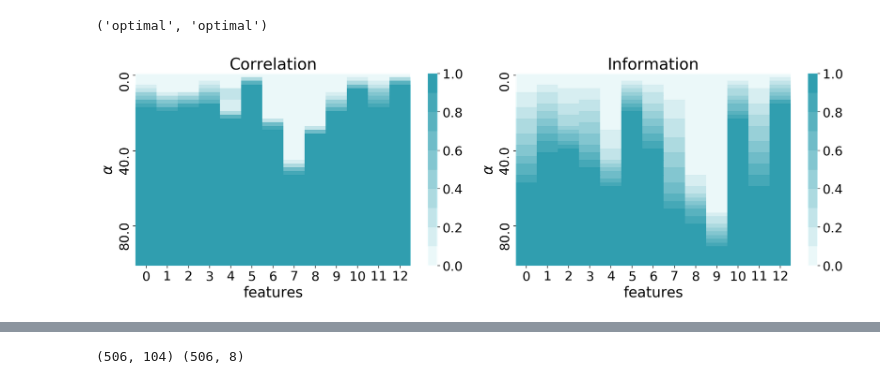
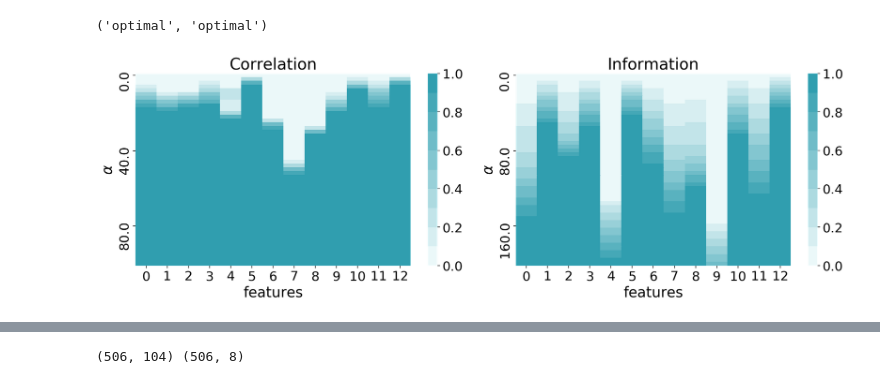
Before and after one commit to Intelligent-Systems-Phystech/2018-Isachenko-QPFSNewton, a Jupyter notebook: code/NNQPFS_v1.ipynb, the cells around one changed output, grey strips where cells are left out. Saved outputs shown, nothing was run; the diff lists cells and outputs as text; code cells hidden in the pictures.

```diff
--- a/code/NNQPFS_v1.ipynb
+++ b/code/NNQPFS_v1.ipynb
@@ -20,11 +20,12 @@ plt.rcParams['axes.labelsize'] = 20
 # %%
 X, y = load_boston(return_X_y=True)
 X = (X - X.mean(axis=0)) / X.std(axis=0)
+y = (y - y.mean()) / y.std()
 
 n_samples, n_features = X.shape
 # %%
 fs_corr = QPFS(sim='corr')
-fs_info = QPFS(sim='info')
+fs_info = QPFS(sim='symuncert')
 
 fs_corr.fit(X, y)
 fs_info.fit(X, y)
@@ -45,35 +46,35 @@ for alpha in alphas:
 z_scores_corr = pd.DataFrame(z_scores, index=alphas)
 
 plt.figure(figsize=(15, 5))
 plt.subplot(1, 2, 1)
 sns.heatmap(z_scores_corr, yticklabels=20, vmin=0., vmax=1., cmap=cmap)
 plt.title('Correlation')
 plt.xlabel('features')
 plt.ylabel(r'$\alpha$')
 
 fs_info.get_Qb(X, y)
 z_scores = []
-alphas = np.linspace(0, 100, 51)
+alphas = np.linspace(0, 200, 51)
 
 for alpha in alphas:
     fs_info.alpha = alpha
     fs_info.solve_problem()
     z_scores.append(fs_info.score)
 
 z_scores_info = pd.DataFrame(z_scores, index=alphas)
 
 plt.subplot(1, 2, 2)
 sns.heatmap(z_scores_info, yticklabels=20, cmap=cmap)
 plt.title('Information')
 plt.xlabel('features')
 plt.ylabel(r'$\alpha$')
 
 plt.subplots_adjust()
 plt.tight_layout()
 plt.savefig('figs/qpfs_corr_vs_info_wrt_alpha.eps', format='eps')
 plt.show()
 # %% [output]
-[figure, old version]
+[figure, new version]
 # %%
 # batch generator
 def get_batches(dataset, batch_size, shuffle=True):
```
Also changed, not shown: parts of 13 cells of this notebook, 4 other files.
